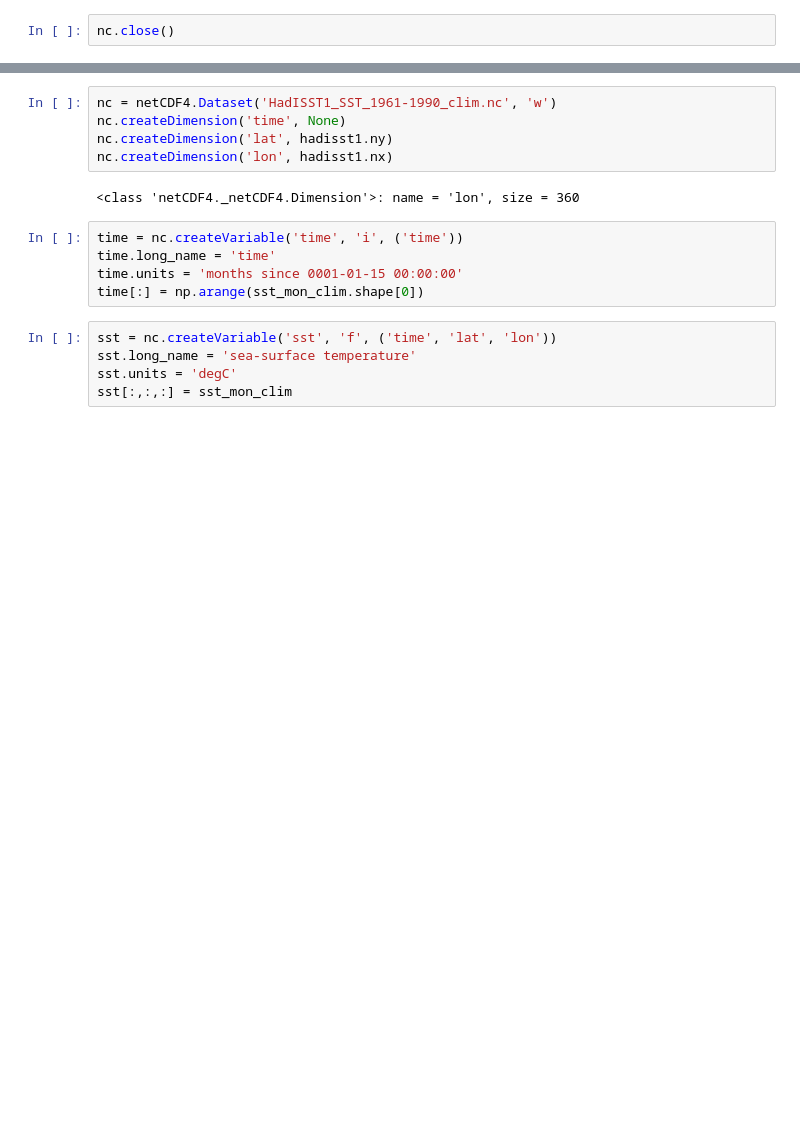
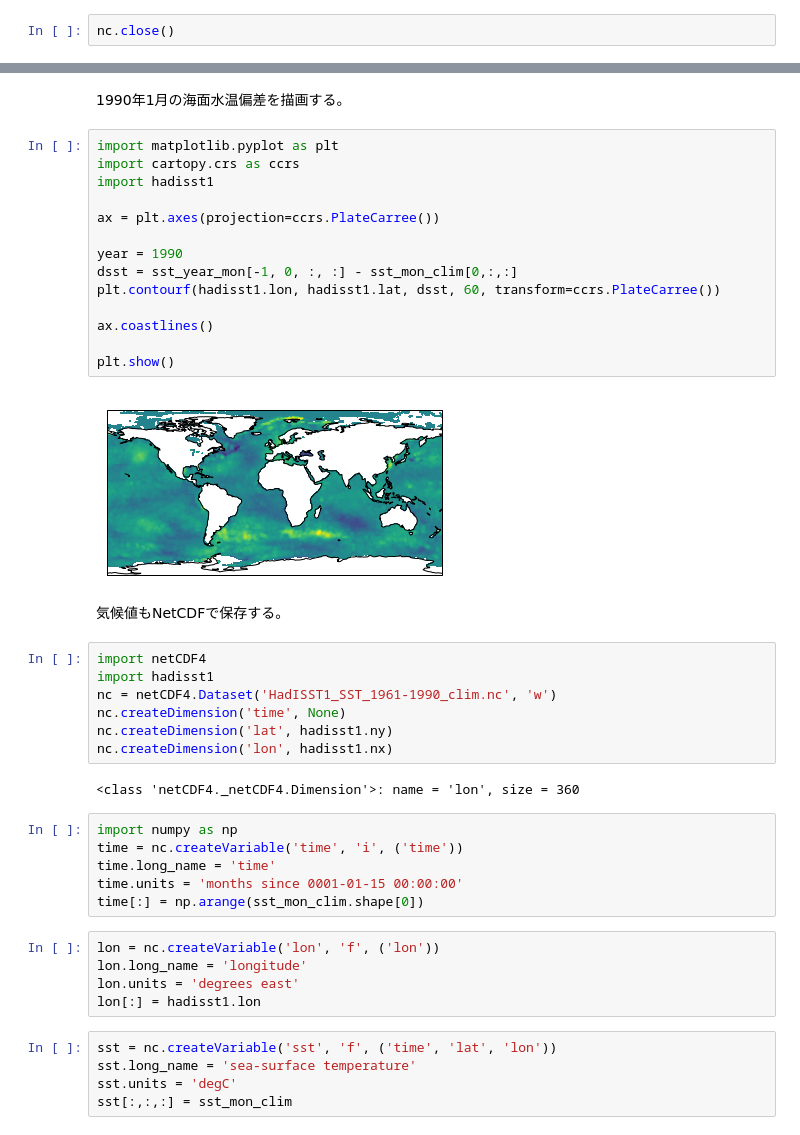
Before and after one commit to tenomoto/nwu-geoex2, a Jupyter notebook: climatology.ipynb, the cells around one changed output, grey strips where cells are left out. Drawn from its saved outputs; the diff is of its cells as text; blank space fills up the shorter version.

Commit message:
updated image and climatology notebooks

```diff
--- a/climatology.ipynb
+++ b/climatology.ipynb
@@ -98,4 +106,26 @@ nc.close()
+# %% [markdown]
+1990年1月の海面水温偏差を描画する。
+# %%
+import matplotlib.pyplot as plt
+import cartopy.crs as ccrs
+import hadisst1
+
+ax = plt.axes(projection=ccrs.PlateCarree())
+
+year = 1990
+dsst = sst_year_mon[-1, 0, :, :] - sst_mon_clim[0,:,:]
+plt.contourf(hadisst1.lon, hadisst1.lat, dsst, 60, transform=ccrs.PlateCarree())
+
+ax.coastlines()
+
+plt.show()
+# %% [output]
+[figure, added]
+# %% [markdown]
+気候値もNetCDFで保存する。
 # %%
+import netCDF4
+import hadisst1
 nc = netCDF4.Dataset('HadISST1_SST_1961-1990_clim.nc', 'w')
 nc.createDimension('time', None)
 nc.createDimension('lat', hadisst1.ny)
@@ -103,10 +133,16 @@ nc.createDimension('lon', hadisst1.nx)
 # %% [output]
 <class 'netCDF4._netCDF4.Dimension'>: name = 'lon', size = 360
 # %%
+import numpy as np
 time = nc.createVariable('time', 'i', ('time'))
 time.long_name = 'time'
 time.units = 'months since 0001-01-15 00:00:00'
 time[:] = np.arange(sst_mon_clim.shape[0])
+# %%
+lon = nc.createVariable('lon', 'f', ('lon'))
+lon.long_name = 'longitude'
+lon.units = 'degrees east'
+lon[:] = hadisst1.lon
 # %%
 sst = nc.createVariable('sst', 'f', ('time', 'lat', 'lon'))
 sst.long_name = 'sea-surface temperature'
```
Also changed, not shown: parts of 10 cells of this notebook, 3 other files.
